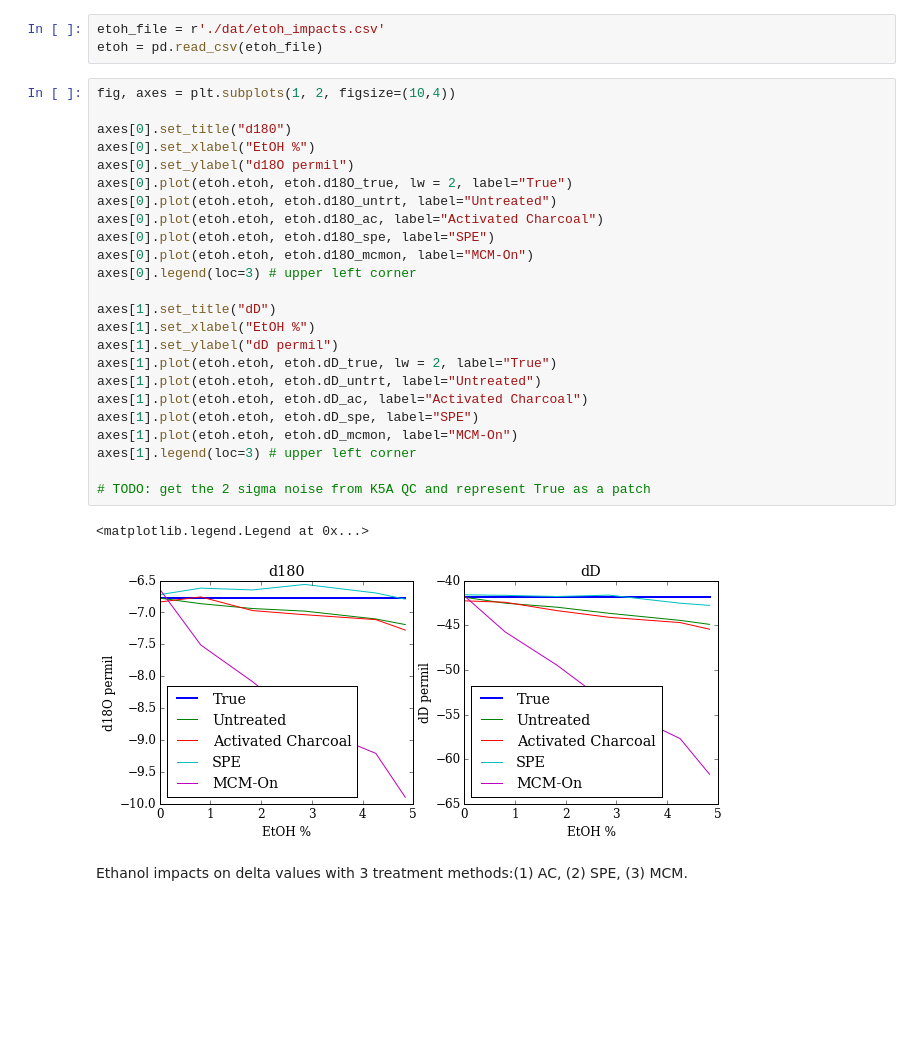
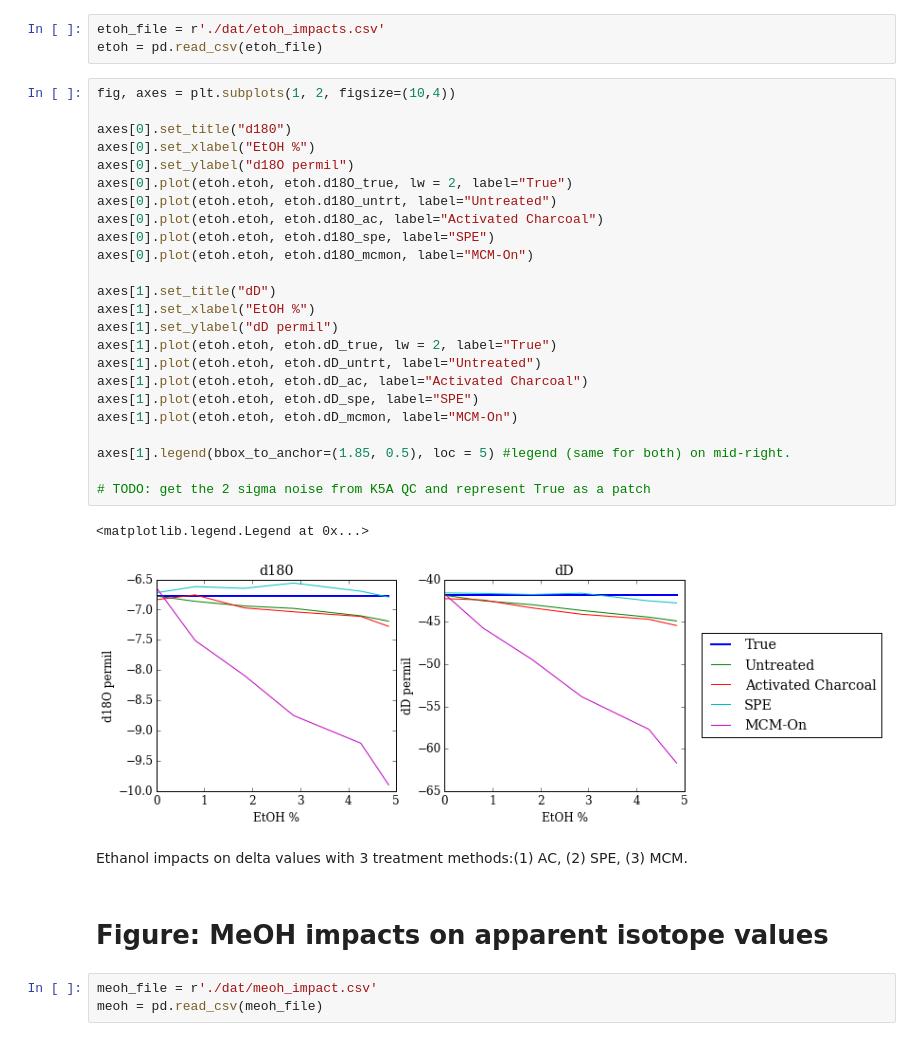
Before and after one commit to wolfhelius/isodopes, a Jupyter notebook: Isodopes Plotting.ipynb, the cells around one changed output. Saved outputs shown, nothing was run; the diff lists cells and outputs as text; blank space fills up the shorter version.

```diff
--- a/Isodopes Plotting.ipynb
+++ b/Isodopes Plotting.ipynb
@@ -76,29 +81,34 @@ etoh = pd.read_csv(etoh_file)
 # %%
 fig, axes = plt.subplots(1, 2, figsize=(10,4))
 
 axes[0].set_title("d180")
 axes[0].set_xlabel("EtOH %")
 axes[0].set_ylabel("d18O permil")
 axes[0].plot(etoh.etoh, etoh.d18O_true, lw = 2, label="True")
 axes[0].plot(etoh.etoh, etoh.d18O_untrt, label="Untreated")
 axes[0].plot(etoh.etoh, etoh.d18O_ac, label="Activated Charcoal")
 axes[0].plot(etoh.etoh, etoh.d18O_spe, label="SPE")
 axes[0].plot(etoh.etoh, etoh.d18O_mcmon, label="MCM-On")
-axes[0].legend(loc=3) # upper left corner
 
 axes[1].set_title("dD")
 axes[1].set_xlabel("EtOH %")
 axes[1].set_ylabel("dD permil")
 axes[1].plot(etoh.etoh, etoh.dD_true, lw = 2, label="True")
 axes[1].plot(etoh.etoh, etoh.dD_untrt, label="Untreated")
 axes[1].plot(etoh.etoh, etoh.dD_ac, label="Activated Charcoal")
 axes[1].plot(etoh.etoh, etoh.dD_spe, label="SPE")
 axes[1].plot(etoh.etoh, etoh.dD_mcmon, label="MCM-On")
-axes[1].legend(loc=3) # upper left corner
+
+axes[1].legend(bbox_to_anchor=(1.85, 0.5), loc = 5) #legend (same for both) on mid-right.
 
 # TODO: get the 2 sigma noise from K5A QC and represent True as a patch
 # %% [output]
 <matplotlib.legend.Legend at 0x...>
-[figure, old version]
+[figure, new version]
 # %% [markdown]
 Ethanol impacts on delta values with 3 treatment methods:(1) AC, (2) SPE, (3) MCM.
+# %% [markdown]
+# Figure: MeOH impacts on apparent isotope values
+# %%
+meoh_file = r'./dat/meoh_impact.csv'
+meoh = pd.read_csv(meoh_file)
```
Also changed, not shown: parts of 4 cells of this notebook.
